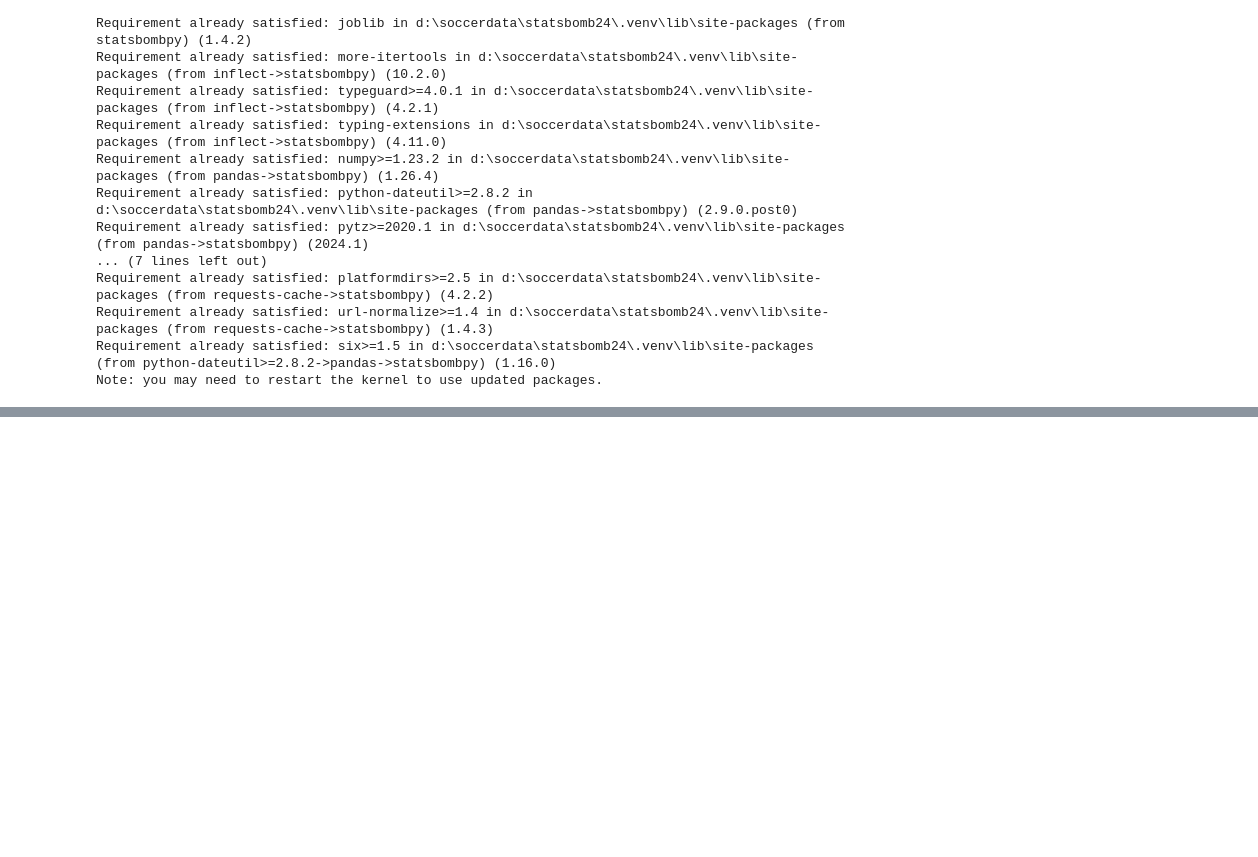
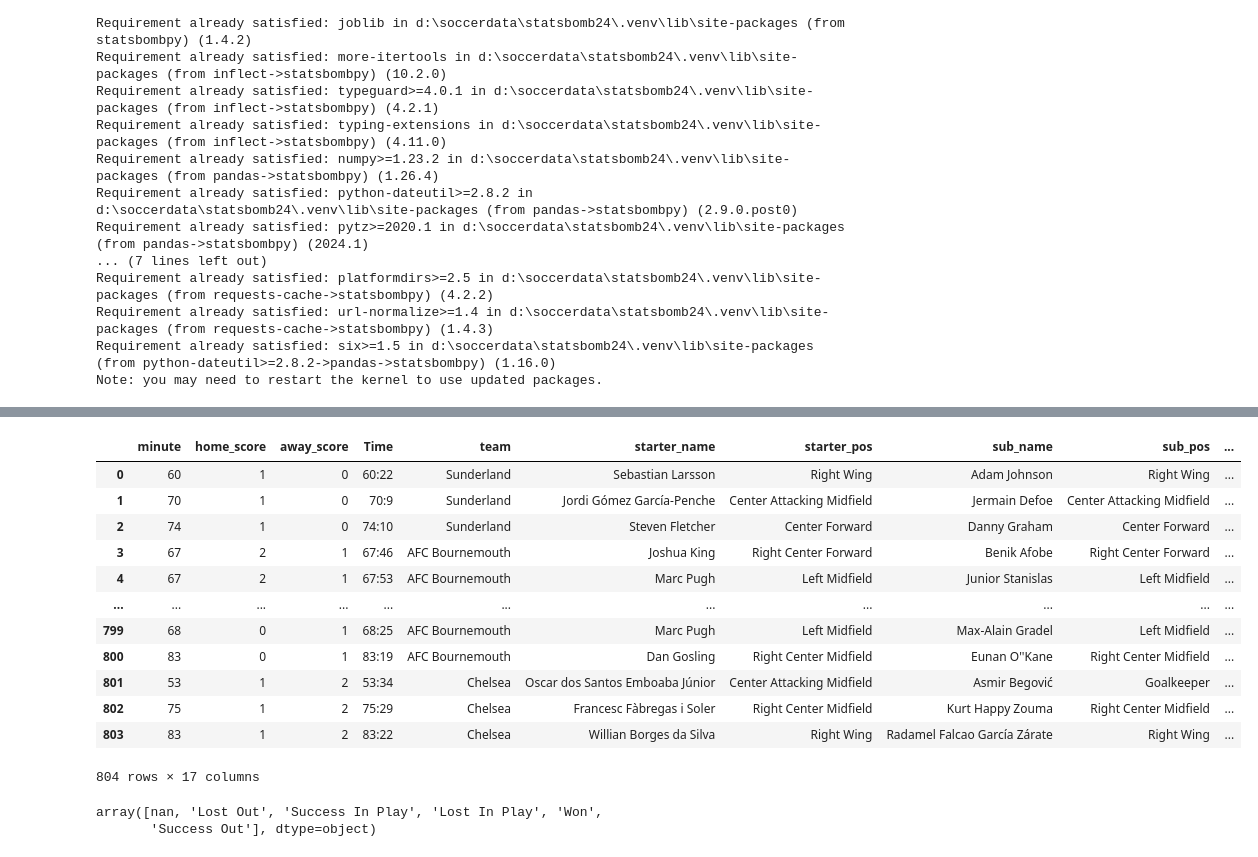
Before and after one commit to conormalone/StatsBomb24, a Jupyter notebook: Substitute_Working.ipynb, the cells around one changed output, grey strips where cells are left out. Cells and saved outputs as stored; diff of their text form; code cells hidden in the pictures; blank space fills up the shorter version.

```diff
--- a/Substitute_Working.ipynb
+++ b/Substitute_Working.ipynb
@@ -87,11 +195,0 @@ events[["home_score","away_score","Time","team","shot_outcome","timestamp","lose
-# %%
-results = pd.DataFrame()
-for team in events.team.unique():
-    df_event = events[(events.team==team) & (events.substitution_outcome=="Tactical")&(events.loser==1)]
-    df_lineup = lineup[team]
-    df_lineup['last_position'] = df_lineup['positions'].apply(extract_last_position)
-    merge_one = df_event[["minute","home_score","away_score","player",'substitution_replacement',"Time","team"]].merge(df_lineup[["player_name","last_position"]], left_on = "player", right_on = "player_name").rename(columns={"last_position":"starter_pos"})
-    merge_two = merge_one[["minute","home_score","away_score","Time","team","player_name","starter_pos",'substitution_replacement']].merge(df_lineup[["player_name","last_position"]], right_on = "player_name", left_on = "substitution_replacement").rename(columns={"last_position":"sub_pos","player_name_x":"starter_name","substitution_replacement":"sub_name"}).drop("player_name_y",axis=1)
-    merge_two["match_id"] = our_match_id
-    results = pd.concat([results,merge_two],axis=0)
-results
@@ -102,32 +195,0 @@ results
-# %%
-results = pd.DataFrame()
-xg_share_df = pd.DataFrame()
-for match in matches.match_id:
-    events = sb.events(match_id = match)
-    lineup = sb.lineups(match_id = match)
-    home = home_team
-    home_goal = 0
-    away_goal = 0
-    home_list = []
-    away_list = []
-    for index, row in events.iterrows():
-        if row.shot_outcome =="Goal":
-            if row.team ==home:
-                home_goal+=1
-            else:
-                away_goal+=1
-        home_list.append(home_goal)
-        away_list.append(away_goal)
-    events["home_score"]=home_list
-    events["away_score"]=away_list
-    events["loser"] = np.where(((events.team==home_team) &(events.home_score<events.away_score))|((events.team!=home_team) &(events.home_score>events.away_score)),1,0)
-    events["Time"] = events.minute.astype("str")+":"+events.second.astype("str")
-    for team in events.team.unique():
-        df_event = events[(events.team==team) & (events.substitution_outcome=="Tactical")&(events.loser==1)]
-        df_lineup = lineup[team]
-        df_lineup['last_position'] = df_lineup['positions'].apply(extract_last_position)
-        merge_one = df_event[["minute","home_score","away_score","player",'substitution_replacement',"Time","team"]].merge(df_lineup[["player_name","last_position"]], left_on = "player", right_on = "player_name").rename(columns={"last_position":"starter_pos"})
-        merge_two = merge_one[["minute","home_score","away_score","Time","team","player_name","starter_pos",'substitution_replacement']].merge(df_lineup[["player_name","last_position"]], right_on = "player_name", left_on = "substitution_replacement").rename(columns={"last_position":"sub_pos","player_name_x":"starter_name","substitution_replacement":"sub_name"}).drop("player_name_y",axis=1)
-        merge_two["match_id"] = match
-        results = pd.concat([results,merge_two],axis=0)
-results
@@ -175,0 +196,21 @@ xg_share_df
+# %%
+results.merge(xg_share_df, on = ["team","Time","home_score","away_score"])
+# %% [output]
+|  | minute | home_score | away_score | Time | team | starter_name | starter_pos | sub_name | sub_pos | ... |
+| 0 | 60 | 1 | 0 | 60:22 | Sunderland | Sebastian Larsson | Right Wing | Adam Johnson | Right Wing | ... |
+| 1 | 70 | 1 | 0 | 70:9 | Sunderland | Jordi Gómez García-Penche | Center Attacking Midfield | Jermain Defoe | Center Attacking Midfield | ... |
+| 2 | 74 | 1 | 0 | 74:10 | Sunderland | Steven Fletcher | Center Forward | Danny Graham | Center Forward | ... |
+| 3 | 67 | 2 | 1 | 67:46 | AFC Bournemouth | Joshua King | Right Center Forward | Benik Afobe | Right Center Forward | ... |
+| 4 | 67 | 2 | 1 | 67:53 | AFC Bournemouth | Marc Pugh | Left Midfield | Junior Stanislas | Left Midfield | ... |
+| ... | ... | ... | ... | ... | ... | ... | ... | ... | ... | ... |
+| 799 | 68 | 0 | 1 | 68:25 | AFC Bournemouth | Marc Pugh | Left Midfield | Max-Alain Gradel | Left Midfield | ... |
+| 800 | 83 | 0 | 1 | 83:19 | AFC Bournemouth | Dan Gosling | Right Center Midfield | Eunan O''Kane | Right Center Midfield | ... |
+| 801 | 53 | 1 | 2 | 53:34 | Chelsea | Oscar dos Santos Emboaba Júnior | Center Attacking Midfield | Asmir Begović | Goalkeeper | ... |
+| 802 | 75 | 1 | 2 | 75:29 | Chelsea | Francesc Fàbregas i Soler | Right Center Midfield | Kurt Happy Zouma | Right Center Midfield | ... |
+| 803 | 83 | 1 | 2 | 83:22 | Chelsea | Willian Borges da Silva | Right Wing | Radamel Falcao García Zárate | Right Wing | ... |
+804 rows × 17 columns
+# %%
+events.duel_outcome.unique()
+# %% [output]
+array([nan, 'Lost Out', 'Success In Play', 'Lost In Play', 'Won',
+       'Success Out'], dtype=object)
```
Also changed, not shown: parts of 16 cells of this notebook.
